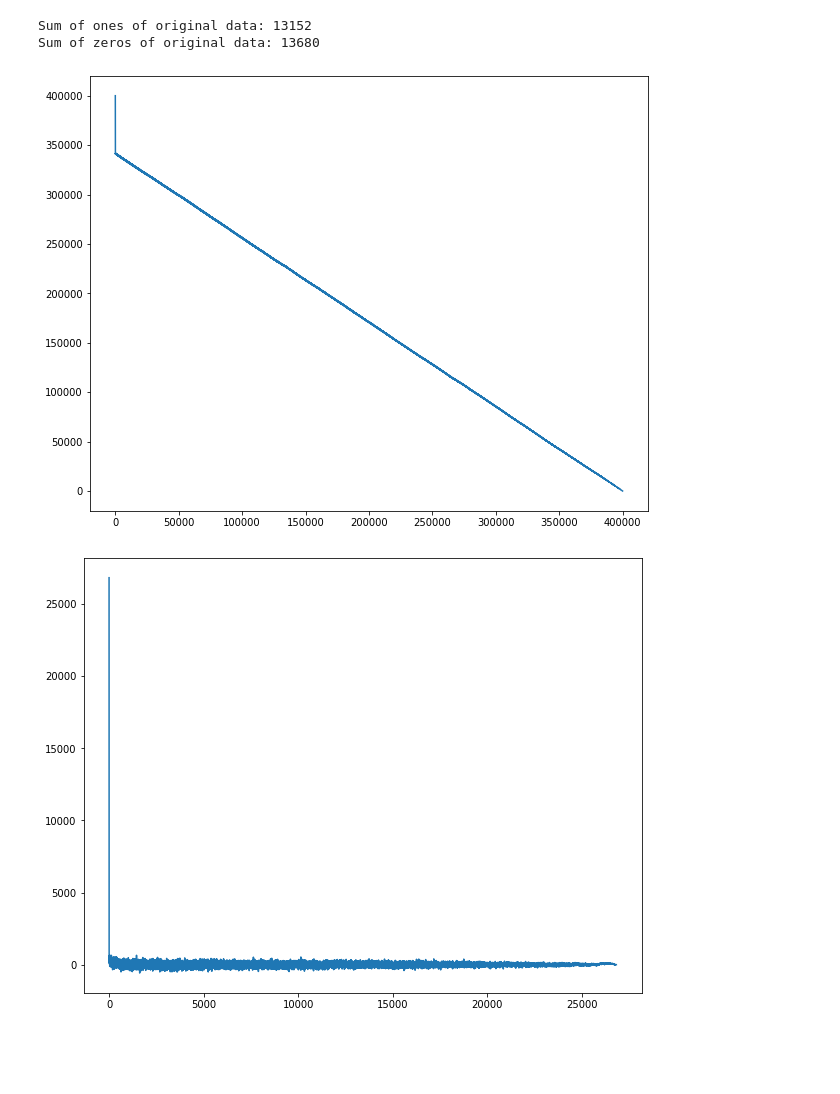
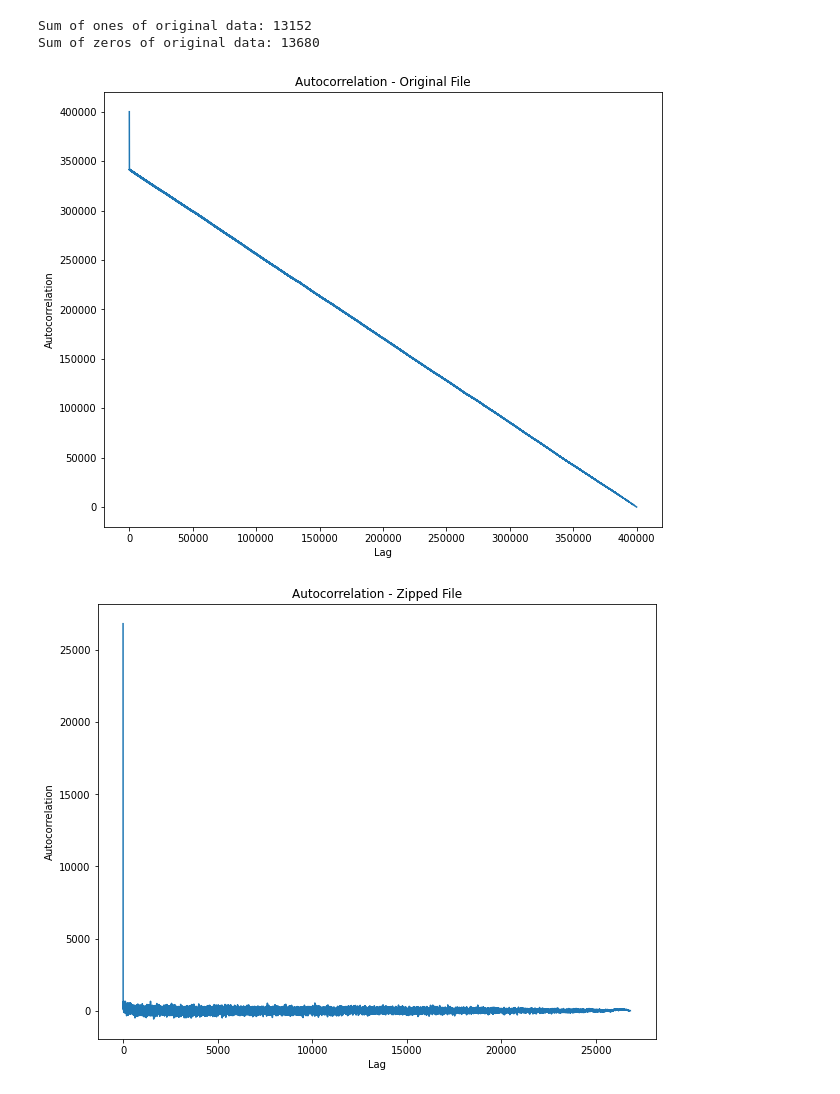
Before and after one commit to wsilveira-splunk/lz78_algorithm, a Jupyter notebook: lz78.ipynb, the cells around one changed output. Cells and saved outputs as stored; diff of their text form; code cells hidden in the pictures; blank space fills up the shorter version.

Commit message:
Improved charts description

```diff
--- a/lz78.ipynb
+++ b/lz78.ipynb
@@ -128,15 +127,21 @@ rxx = autocorr(data_array)
 
 plt.figure(figsize=(10,8))
 plt.plot(rxx)
+plt.title('Autocorrelation - Original File')
+plt.xlabel('Lag')
+plt.ylabel('Autocorrelation')
 plt.show()
 # %% [output]
-[figure, old version]
+[figure, new version]
 # %%
 data_array = list(map(lambda x: 2*int(x) - 1, data_zipped))
 rxx = autocorr(data_array)
 
 plt.figure(figsize=(10,8))
 plt.plot(rxx)
+plt.title('Autocorrelation - Zipped File')
+plt.xlabel('Lag')
+plt.ylabel('Autocorrelation')
 plt.show()
 # %% [output]
-[figure, old version]
+[figure, new version]
```
Also changed, not shown: parts of 3 cells of this notebook.
